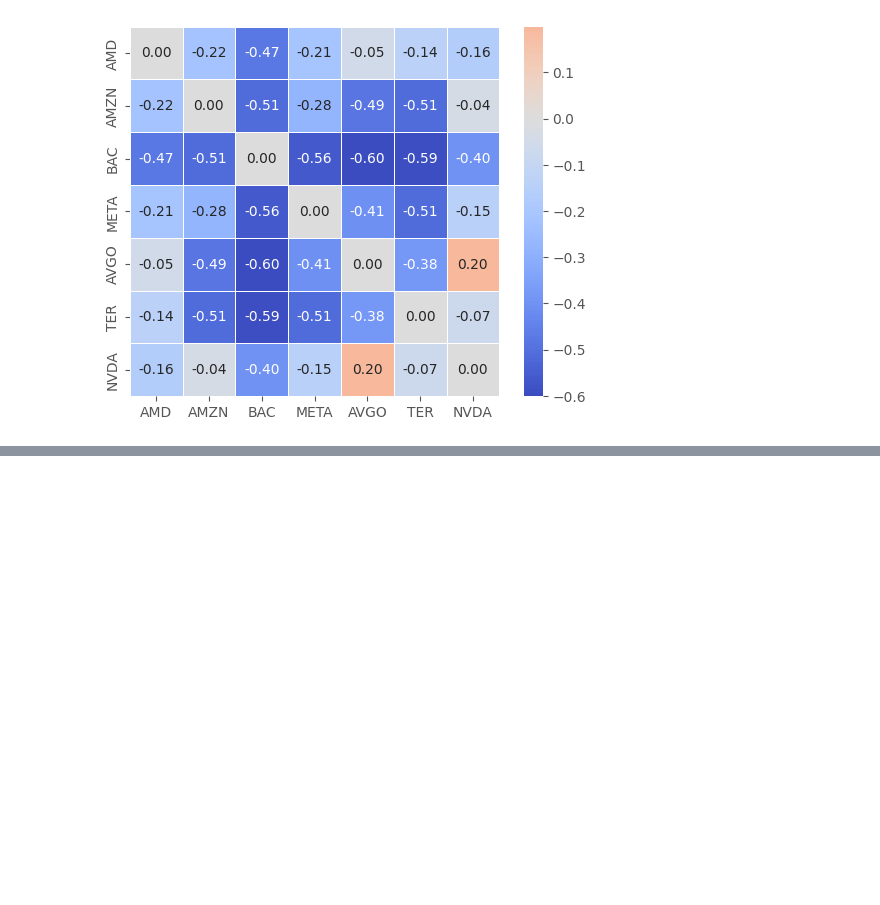
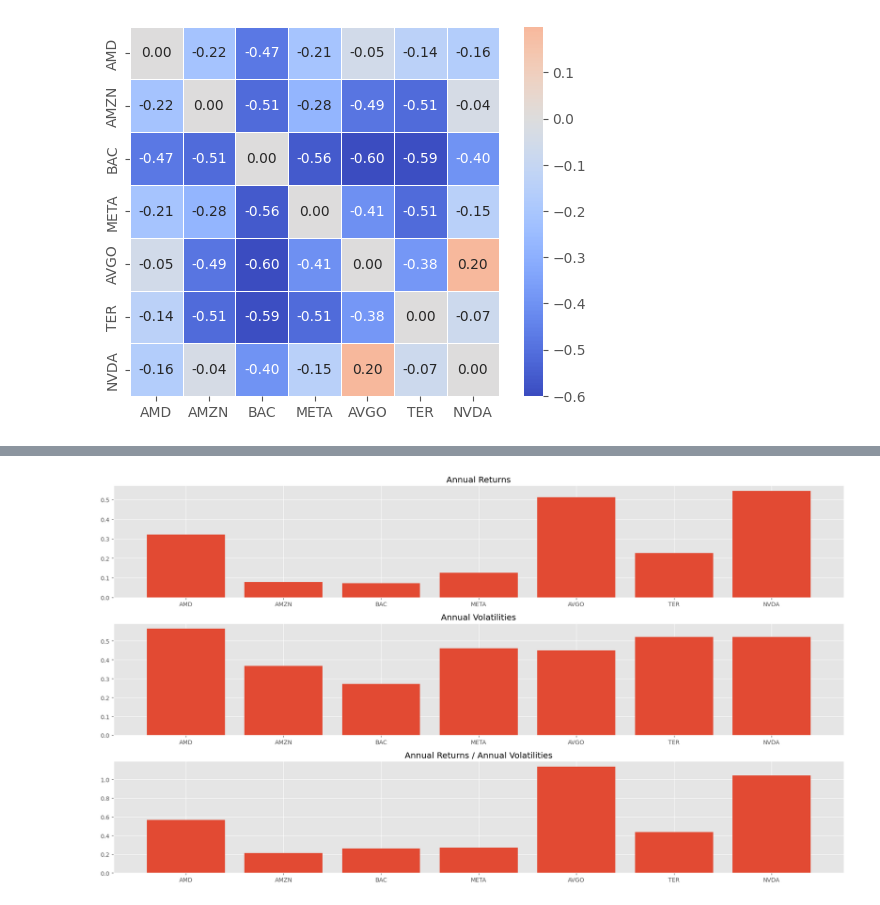
Before and after one commit to fadeeva/portfoli_o_o_ptimisation, a Jupyter notebook: Step_01__Basics_Return_Risk_Correlation.ipynb, the cells around one changed output, grey strips where cells are left out. Cells and saved outputs as stored; diff of their text form; code cells hidden in the pictures; blank space fills up the shorter version.

Commit message:
annual returns and volatility

```diff
--- a/Step_01__Basics_Return_Risk_Correlation.ipynb
+++ b/Step_01__Basics_Return_Risk_Correlation.ipynb
@@ -121,0 +124,6 @@ sns.heatmap(diff,
+# %%
+years = len(df_res) / 252
+total_return = df[tickers].iloc[-1] / df[tickers].iloc[0] - 1 # can't use df_res because there no first prices (dropna)
+
+cagr = (1 + total_return) ** (1 / years) - 1
+cagr
@@ -121,0 +141,3 @@ sns.heatmap(diff,
+# %%
+annual_vol_log = df_res[[ticker+'_log_ret' for ticker in tickers]].std() * np.sqrt(252)
+annual_vol_log
@@ -121,0 +155,15 @@ sns.heatmap(diff,
+# %%
+fig, axs = plt.subplots(3, 1, figsize=(18, 10))
+
+axs[0].bar(tickers, cagr)
+axs[0].set_title('Annual Returns')
+
+axs[1].bar(tickers, annual_vol_log)
+axs[1].set_title('Annual Volatilities')
+
+axs[2].bar(tickers, cagr.to_numpy() / annual_vol_log.to_numpy())
+axs[2].set_title('Annual Returns / Annual Volatilities')
+
+plt.tight_layout()
+# %% [output]
+[figure, added]
```
Also changed, not shown: parts of 3 cells of this notebook.
